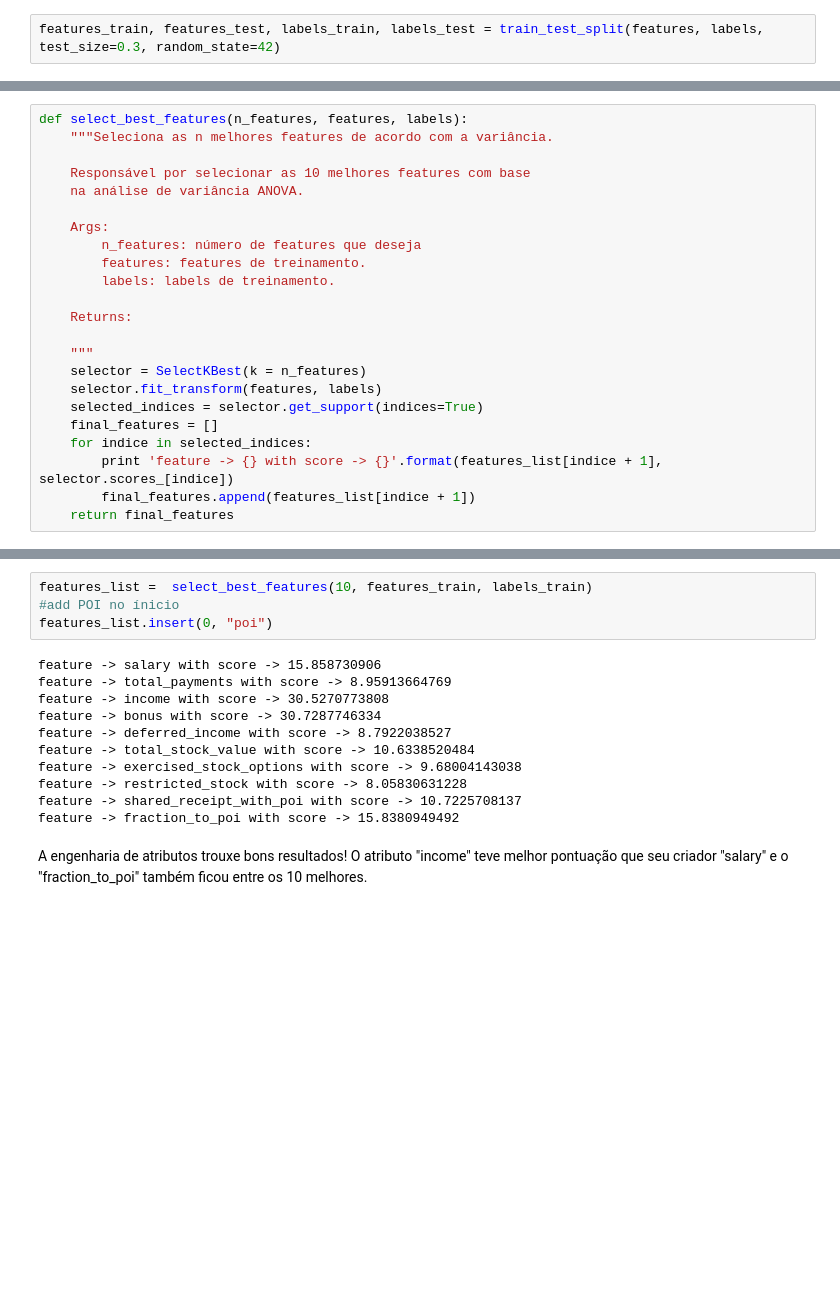
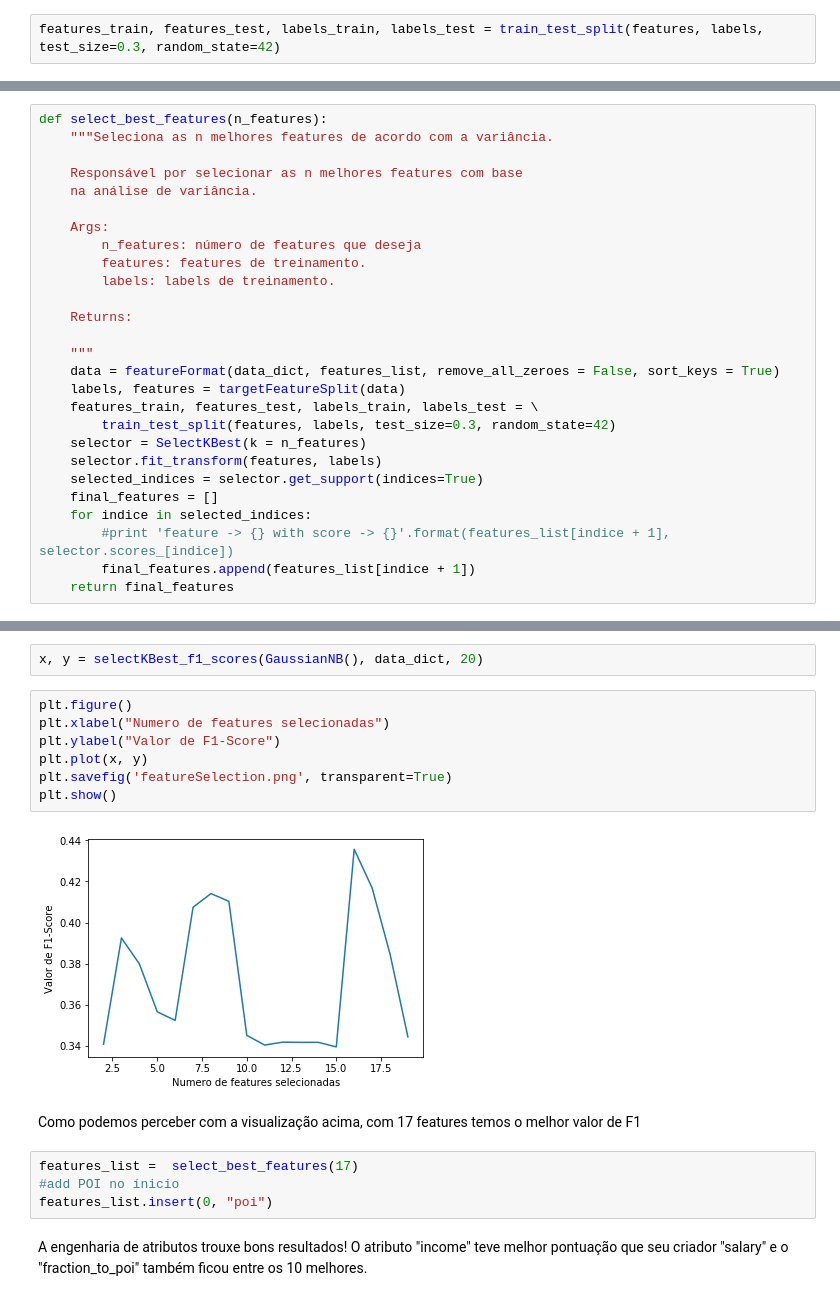
Before and after one commit to vyniciuss/enron_machine_learning, a Jupyter notebook: Projeto_Investigacao_Enron.ipynb, the cells around one changed output, grey strips where cells are left out. Cells and saved outputs as stored; diff of their text form; blank space fills up the shorter version.

```diff
--- a/Projeto_Investigacao_Enron.ipynb
+++ b/Projeto_Investigacao_Enron.ipynb
@@ -497,9 +500,9 @@ Para definir quais são as melhores características do meu dataset, irei usar o
 # %%
-def select_best_features(n_features, features, labels):
+def select_best_features(n_features):
     """Seleciona as n melhores features de acordo com a variância.
 
-    Responsável por selecionar as 10 melhores features com base
-    na análise de variância ANOVA.
+    Responsável por selecionar as n melhores features com base
+    na análise de variância.
 
     Args:
         n_features: número de features que deseja
@@ -509,11 +512,15 @@ def select_best_features(n_features, features, labels):
     Returns:
 
     """
+    data = featureFormat(data_dict, features_list, remove_all_zeroes = False, sort_keys = True)
+    labels, features = targetFeatureSplit(data)
+    features_train, features_test, labels_train, labels_test = \
+        train_test_split(features, labels, test_size=0.3, random_state=42)
     selector = SelectKBest(k = n_features)
     selector.fit_transform(features, labels)
     selected_indices = selector.get_support(indices=True)
     final_features = []
     for indice in selected_indices:
-        print 'feature -> {} with score -> {}'.format(features_list[indice + 1], selector.scores_[indice])
+        #print 'feature -> {} with score -> {}'.format(features_list[indice + 1], selector.scores_[indice])
         final_features.append(features_list[indice + 1])
     return final_features
@@ -520,18 +590,20 @@ def select_best_features(n_features, features, labels):
+# %%
+x, y = selectKBest_f1_scores(GaussianNB(), data_dict, 20)
+# %%
+plt.figure()
+plt.xlabel("Numero de features selecionadas")
+plt.ylabel("Valor de F1-Score")
+plt.plot(x, y)
+plt.savefig('featureSelection.png', transparent=True)
+plt.show()
+# %% [output]
+[figure, added]
+# %% [markdown]
+Como podemos perceber com a visualização acima, com 17 features temos o melhor valor de F1
 # %%
-features_list =  select_best_features(10, features_train, labels_train)
+features_list =  select_best_features(17)
 #add POI no ínicio
 features_list.insert(0, "poi")
-# %% [output]
-feature -> salary with score -> 15.858730906
-feature -> total_payments with score -> 8.95913664769
-feature -> income with score -> 30.5270773808
-feature -> bonus with score -> 30.7287746334
-feature -> deferred_income with score -> 8.7922038527
-feature -> total_stock_value with score -> 10.6338520484
-feature -> exercised_stock_options with score -> 9.68004143038
-feature -> restricted_stock with score -> 8.05830631228
-feature -> shared_receipt_with_poi with score -> 10.7225708137
-feature -> fraction_to_poi with score -> 15.8380949492
 # %% [markdown]
 A engenharia de atributos trouxe bons resultados! O atributo "income" teve melhor pontuação que seu criador "salary" e o "fraction_to_poi" também ficou entre os 10 melhores.
 # %% [markdown]
```
Also changed, not shown: parts of 14 cells of this notebook, 10 other files.
